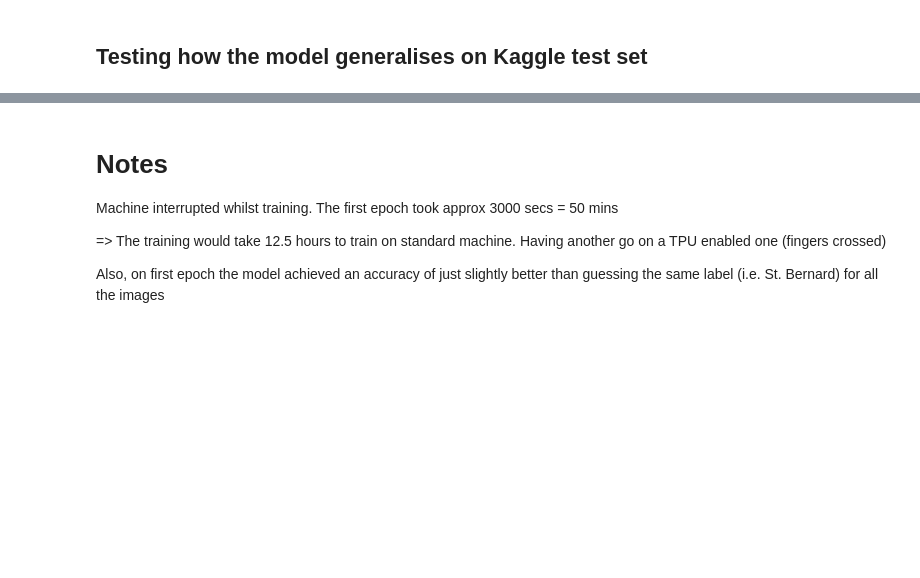
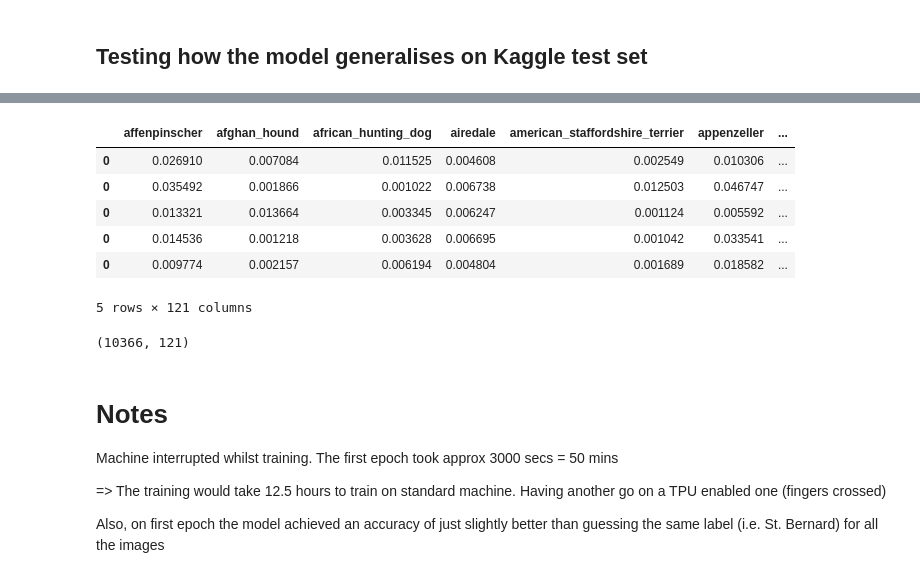
Before and after one commit to baldpanda/dog_breed_classifier, a Jupyter notebook: dog_breed_colab.ipynb, the cells around one changed output, grey strips where cells are left out. Saved outputs shown, nothing was run; the diff lists cells and outputs as text; code cells hidden in the pictures; blank space fills up the shorter version.

Commit message:
Running 3 epoch model on the Kaggle test data, saving to a pandas data frame and saving as a csv

```diff
--- a/dog_breed_colab.ipynb
+++ b/dog_breed_colab.ipynb
@@ -151,6 +152,11 @@ def predict_breed(model, image, labels):
   model_prediction = model.predict(formatted_image).argmax(axis=-1)[0]
   predicted_breed = labels[model_prediction]
   return predicted_breed
+# %%
+def output_prob_from_image(model, image, labels):
+  formatted_image = format_image_for_model(image)
+  model_prediction = model.predict(formatted_image)
+  return model_prediction
 # %%
 predict_breed(model, rand_picked_image, dog_breeds)
 # %% [output]
@@ -197,0 +195,14 @@ gordon_setter
+# %%
+test_predictions = pd.DataFrame(columns=dog_breeds)
+i = 0
+image_ids = []
+for image in test_image_path:
+  image_ids.append(image[:-4])
+  image_full_path = TEST_DATA_PATH + image
+  image_pix = Image.open(image_full_path)
+  prediction = output_prob_from_image(model, image_pix, dog_breeds)[0]
+  test_predictions = test_predictions.append(pd.DataFrame([prediction], columns=dog_breeds))
+
+  if (i % 500)== 0:
+    print("iteration {}".format(i))
+  i = i + 1
@@ -197,0 +227,13 @@ gordon_setter
+# %%
+test_predictions = test_predictions.sort_index(axis=1)
+test_predictions['id'] = image_ids
+# %%
+test_predictions.head()
+# %% [output]
+|  | affenpinscher | afghan_hound | african_hunting_dog | airedale | american_staffordshire_terrier | appenzeller | ... |
+| 0 | 0.026910 | 0.007084 | 0.011525 | 0.004608 | 0.002549 | 0.010306 | ... |
+| 0 | 0.035492 | 0.001866 | 0.001022 | 0.006738 | 0.012503 | 0.046747 | ... |
+| 0 | 0.013321 | 0.013664 | 0.003345 | 0.006247 | 0.001124 | 0.005592 | ... |
+| 0 | 0.014536 | 0.001218 | 0.003628 | 0.006695 | 0.001042 | 0.033541 | ... |
+| 0 | 0.009774 | 0.002157 | 0.006194 | 0.004804 | 0.001689 | 0.018582 | ... |
+5 rows × 121 columns
@@ -197,0 +243,4 @@ gordon_setter
+# %%
+test_predictions[columns].shape
+# %% [output]
+(10366, 121)
```
Also changed, not shown: parts of 13 cells of this notebook.
